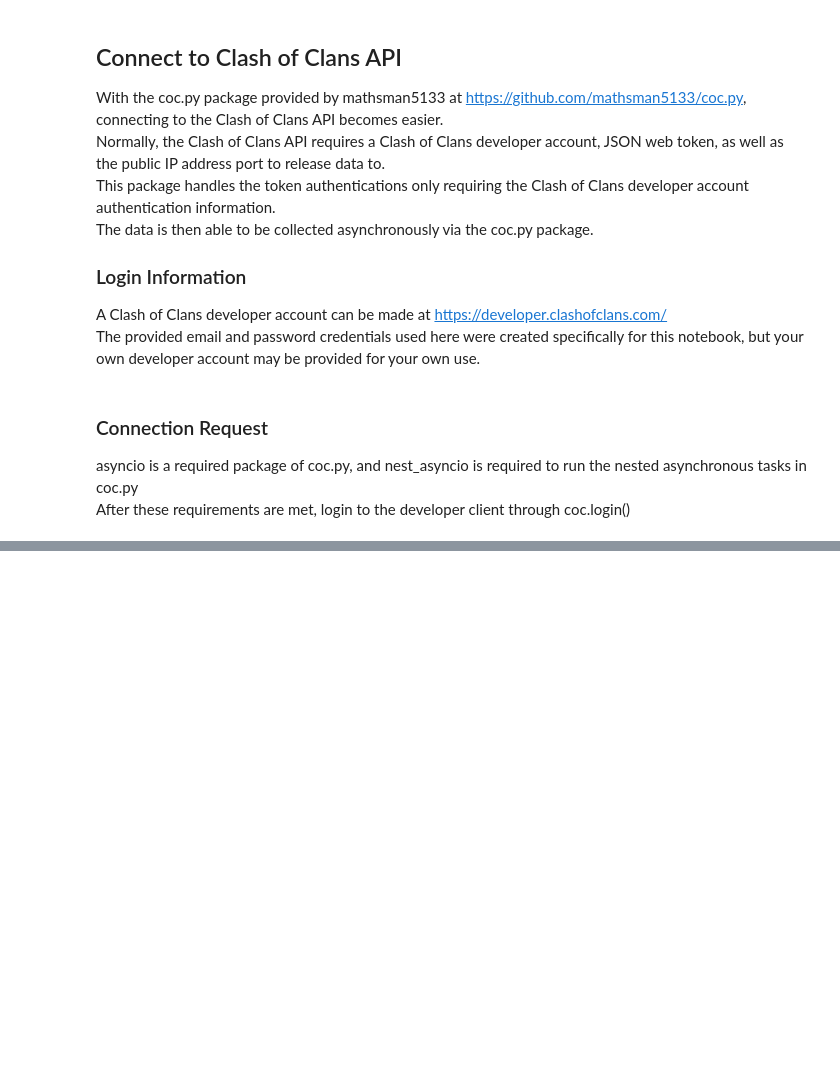
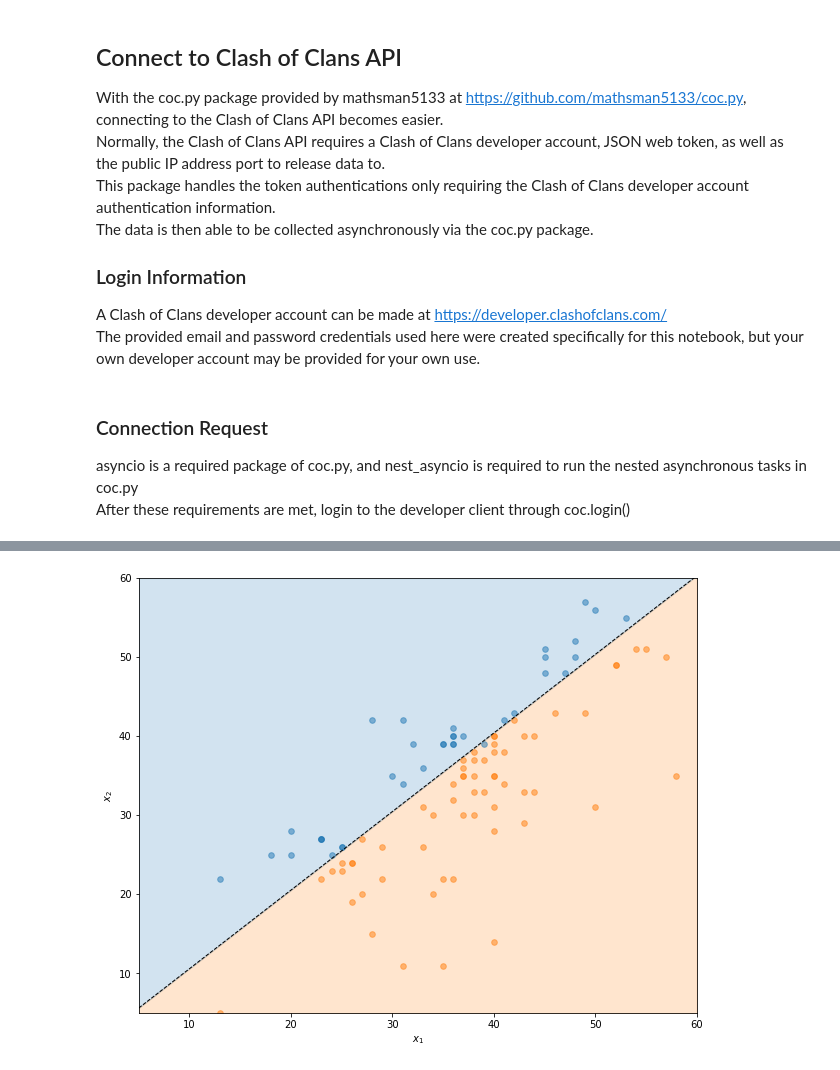
Before and after one commit to gregoryho13/coc-stats, a Jupyter notebook: coc.ipynb, the cells around one changed output, grey strips where cells are left out. Cells and saved outputs as stored; diff of their text form; code cells hidden in the pictures; blank space fills up the shorter version.

```diff
--- a/coc.ipynb
+++ b/coc.ipynb
@@ -292,0 +239,36 @@ pprint.pp(war_log_info)
+# %%
+X = np.asarray(list(zip(df.clan_stars,df.opponent_stars)))
+y = np.asarray(df['result'].map({'win': 1, 'lose': 0}))
+
+# Fit the data to a logistic regression model.
+clf = sklearn.linear_model.LogisticRegression()
+clf.fit(X, y)
+
+plt.figure(figsize=(10, 8))
+
+# Retrieve the model parameters.
+b = clf.intercept_[0]
+w1, w2 = clf.coef_.T
+# Calculate the intercept and gradient of the decision boundary.
+c = -b/w2
+m = -w1/w2
+
+# Plot the data and the classification with the decision boundary.
+xmin, xmax = 5, 60
+ymin, ymax = 5, 60
+xd = np.array([xmin, xmax])
+yd = m*xd + c
+plt.plot(xd, yd, 'k', lw=1, ls='--')
+plt.fill_between(xd, yd, ymin, color='tab:orange', alpha=0.2)
+plt.fill_between(xd, yd, ymax, color='tab:blue', alpha=0.2)
+
+plt.scatter(*X[y==0].T, s=32, alpha=0.5)
+plt.scatter(*X[y==1].T, s=32, alpha=0.5)
+plt.xlim(xmin, xmax)
+plt.ylim(ymin, ymax)
+plt.ylabel(r'$x_2$')
+plt.xlabel(r'$x_1$')
+
+plt.show()
+# %% [output]
+[figure, added]
```
Also changed, not shown: parts of 28 cells of this notebook, 2 other files.
